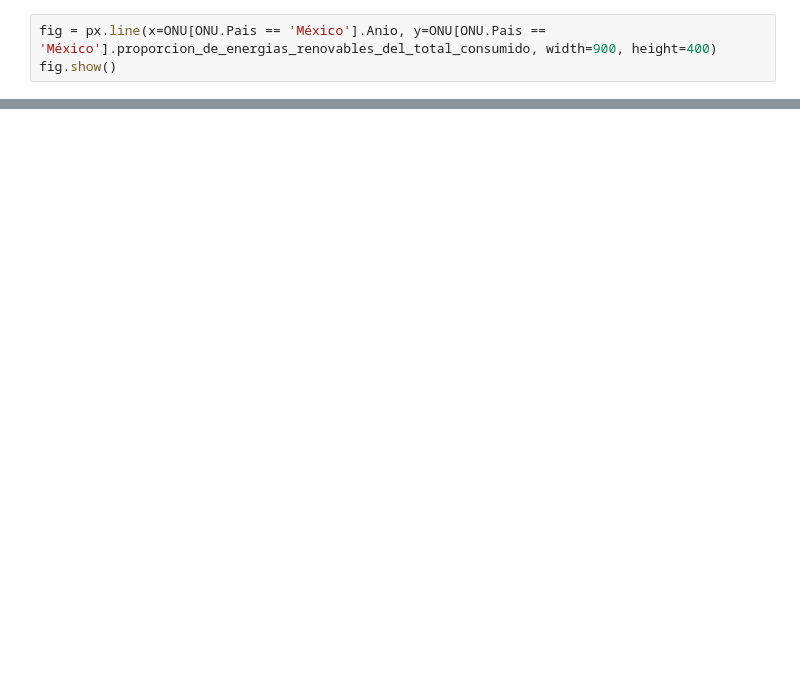
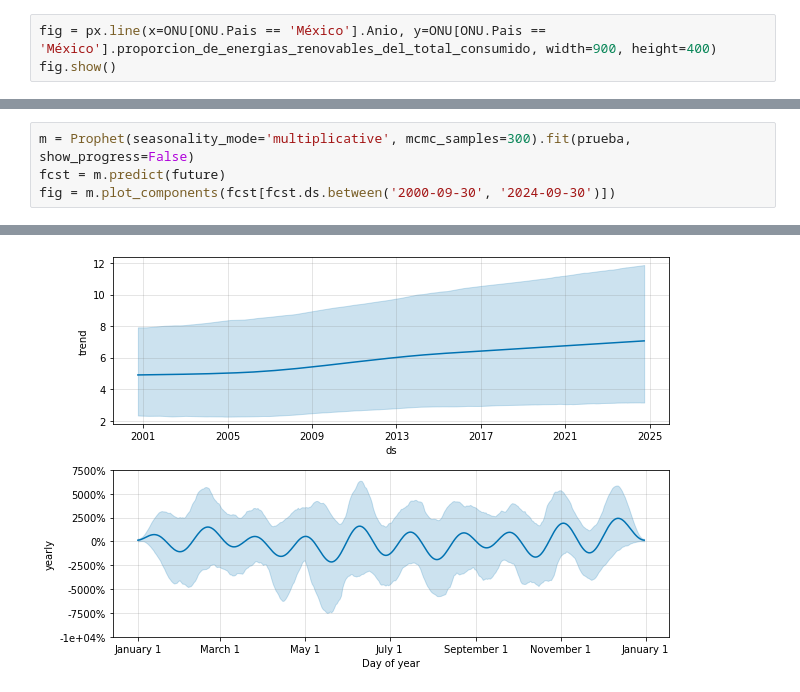
Before and after one commit to Gerardo3070/KPIS_vista, a Jupyter notebook: analisis.ipynb, the cells around one changed output, grey strips where cells are left out. Cells and saved outputs as stored; diff of their text form; blank space fills up the shorter version.

```diff
--- a/analisis.ipynb
+++ b/analisis.ipynb
@@ -124,0 +347,5 @@ fig.show()
+# %%
+m = Prophet(seasonality_mode='multiplicative', mcmc_samples=300).fit(prueba, show_progress=False)
+fcst = m.predict(future)
+fig = m.plot_components(fcst[fcst.ds.between('2000-09-30', '2024-09-30')])
+# %% [output]
@@ -124,0 +369 @@ fig.show()
+[figure, added]
```
Also changed, not shown: parts of 23 cells of this notebook.
